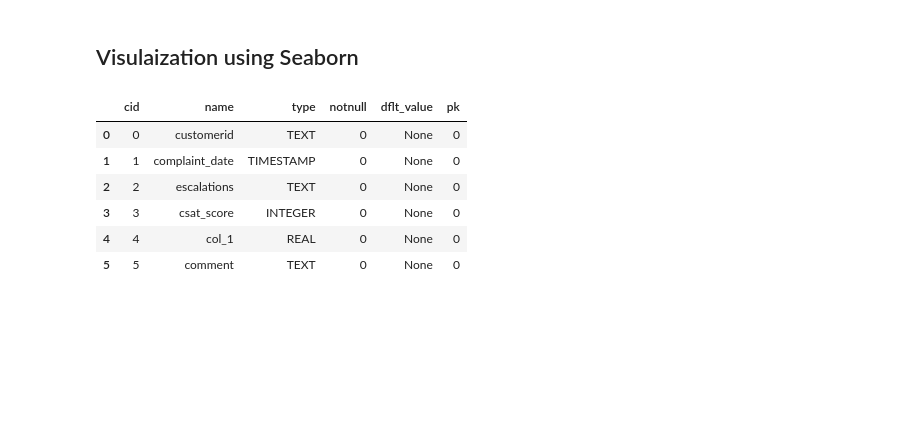
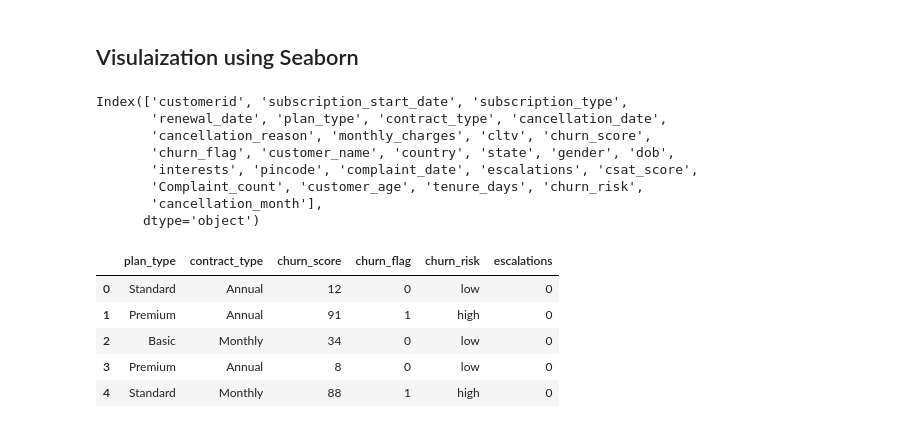
Before and after one commit to shakti-mankar/DA-DS-Projects, a Jupyter notebook: Churn_Analysis/Churn Analysis_main.ipynb, the cells around one changed output. Saved outputs shown, nothing was run; the diff lists cells and outputs as text; code cells hidden in the pictures; blank space fills up the shorter version.

```diff
--- a/Churn_Analysis/Churn Analysis_main.ipynb
+++ b/Churn_Analysis/Churn Analysis_main.ipynb
@@ -816,12 +816,13 @@ plt.show()
 # %%
 # encoding - convert str to numeric so that we can find corr between features
 
-columns
+df_visual.columns
 # %% [output]
-|  | cid | name | type | notnull | dflt_value | pk |
-| 0 | 0 | customerid | TEXT | 0 | None | 0 |
-| 1 | 1 | complaint_date | TIMESTAMP | 0 | None | 0 |
-| 2 | 2 | escalations | TEXT | 0 | None | 0 |
-| 3 | 3 | csat_score | INTEGER | 0 | None | 0 |
-| 4 | 4 | col_1 | REAL | 0 | None | 0 |
-| 5 | 5 | comment | TEXT | 0 | None | 0 |
+Index(['customerid', 'subscription_start_date', 'subscription_type',
+       'renewal_date', 'plan_type', 'contract_type', 'cancellation_date',
+       'cancellation_reason', 'monthly_charges', 'cltv', 'churn_score',
+       'churn_flag', 'customer_name', 'country', 'state', 'gender', 'dob',
+       'interests', 'pincode', 'complaint_date', 'escalations', 'csat_score',
+       'Complaint_count', 'customer_age', 'tenure_days', 'churn_risk',
+       'cancellation_month'],
+      dtype='object')
@@ -827,0 +841,9 @@ columns
+# %%
+df_visual[['plan_type', 'contract_type', 'churn_score', 'churn_flag', 'churn_risk', 'escalations']].head()
+# %% [output]
+|  | plan_type | contract_type | churn_score | churn_flag | churn_risk | escalations |
+| 0 | Standard | Annual | 12 | 0 | low | 0 |
+| 1 | Premium | Annual | 91 | 1 | high | 0 |
+| 2 | Basic | Monthly | 34 | 0 | low | 0 |
+| 3 | Premium | Annual | 8 | 0 | low | 0 |
+| 4 | Standard | Monthly | 88 | 1 | high | 0 |
```
Also changed, not shown: parts of 5 cells of this notebook.
